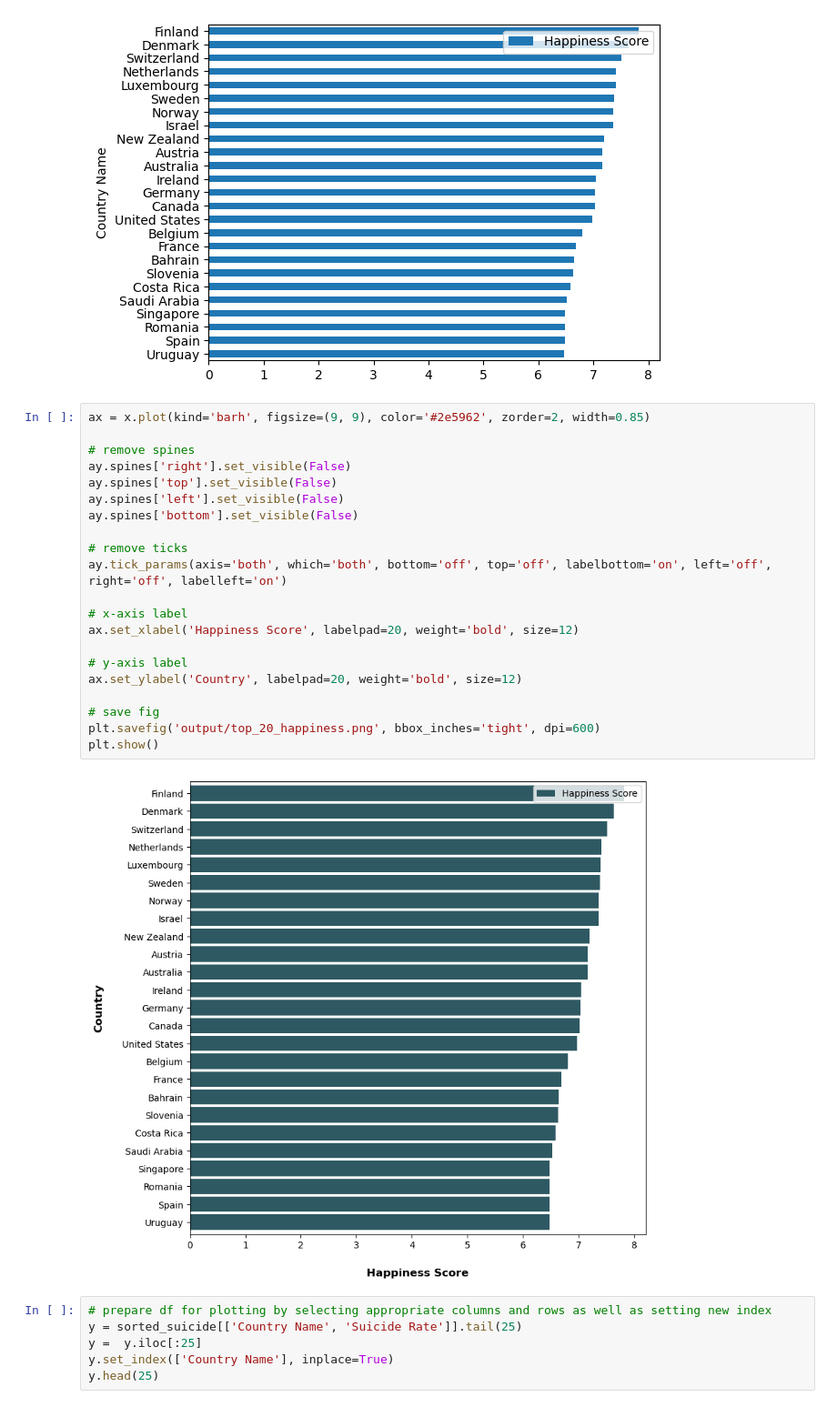
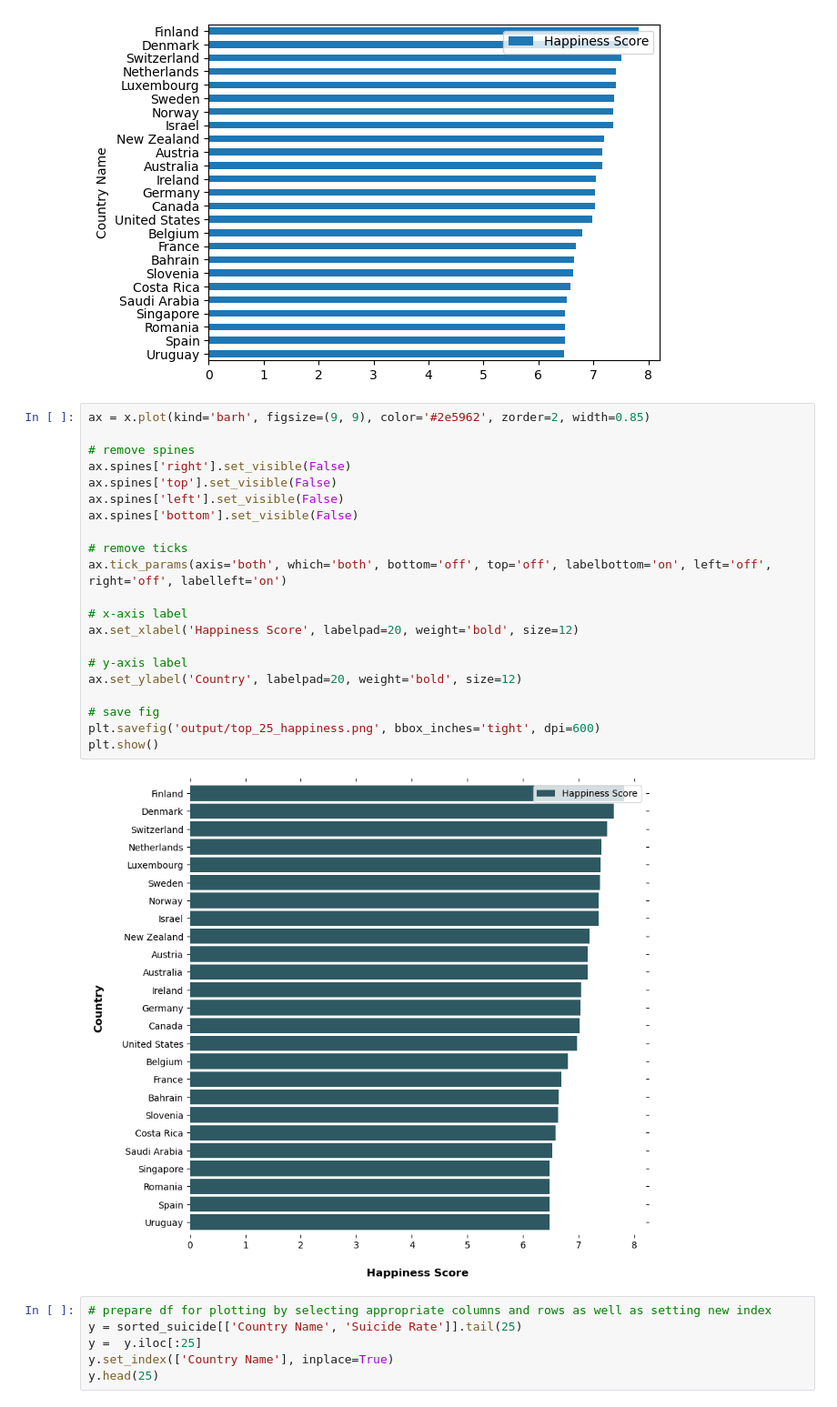
Before and after one commit to ashumskyy/data-dynamos-project-1, a Jupyter notebook: mental_health_metrics_comparison.ipynb, the cells around one changed output. Shown: that part at 91% size. Drawn from its saved outputs; the diff is of its cells as text.

```diff
--- a/mental_health_metrics_comparison.ipynb
+++ b/mental_health_metrics_comparison.ipynb
@@ -89,26 +89,26 @@ x.plot(kind='barh')
 # %%
 ax = x.plot(kind='barh', figsize=(9, 9), color='#2e5962', zorder=2, width=0.85)
 
 # remove spines
-ay.spines['right'].set_visible(False)
-ay.spines['top'].set_visible(False)
-ay.spines['left'].set_visible(False)
-ay.spines['bottom'].set_visible(False)
+ax.spines['right'].set_visible(False)
+ax.spines['top'].set_visible(False)
+ax.spines['left'].set_visible(False)
+ax.spines['bottom'].set_visible(False)
 
 # remove ticks
-ay.tick_params(axis='both', which='both', bottom='off', top='off', labelbottom='on', left='off', right='off', labelleft='on')
+ax.tick_params(axis='both', which='both', bottom='off', top='off', labelbottom='on', left='off', right='off', labelleft='on')
 
 # x-axis label
 ax.set_xlabel('Happiness Score', labelpad=20, weight='bold', size=12)
 
 # y-axis label
 ax.set_ylabel('Country', labelpad=20, weight='bold', size=12)
 
 # save fig
-plt.savefig('output/top_20_happiness.png', bbox_inches='tight', dpi=600)
+plt.savefig('output/top_25_happiness.png', bbox_inches='tight', dpi=600)
 plt.show()
 # %% [output]
-[figure, old version]
+[figure, new version]
 # %%
 # prepare df for plotting by selecting appropriate columns and rows as well as setting new index
 y = sorted_suicide[['Country Name', 'Suicide Rate']].tail(25)
```
Also changed, not shown: parts of 1 cell of this notebook, 3 other files.
